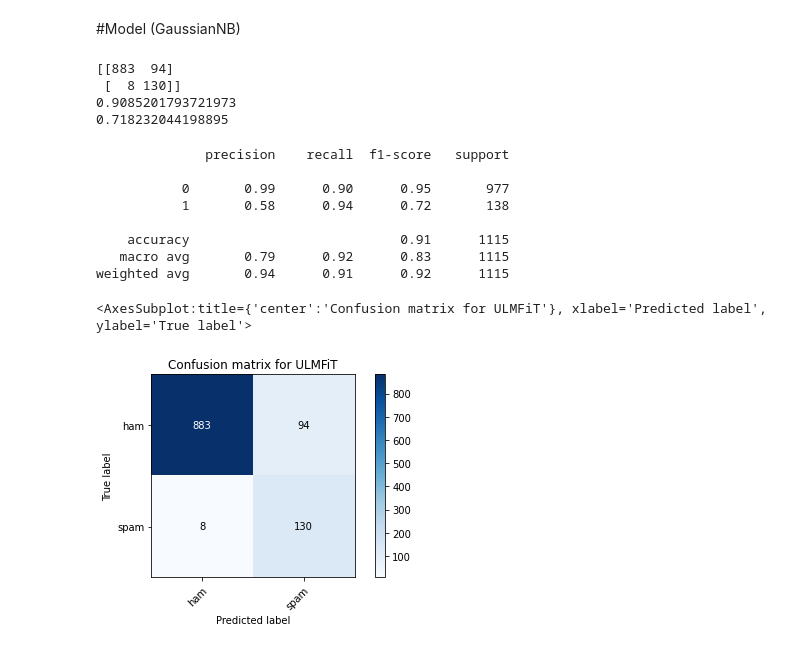
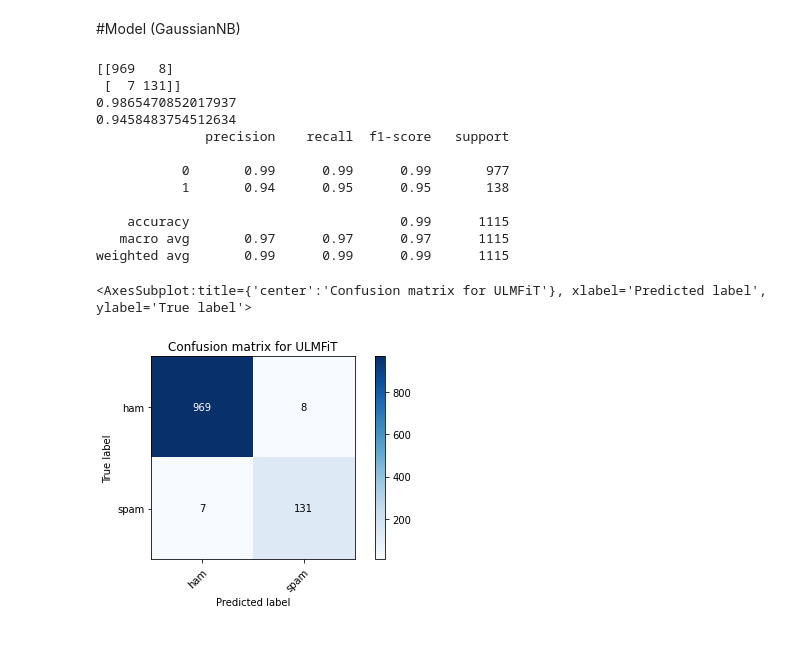
Before and after one commit to willhazen/MIE1614_Naive_Bias, a Jupyter notebook: Naive_Bayes_Classifer.ipynb, the cells around one changed output. Drawn from its saved outputs; the diff is of its cells as text; code cells hidden in the pictures.

```diff
--- a/Naive_Bayes_Classifer.ipynb
+++ b/Naive_Bayes_Classifer.ipynb
@@ -82,28 +97,3 @@ y_pred = classifier.predict(X_test)
-# %%
-cm = confusion_matrix(y_test, y_pred)
-print(cm)
-
-acc_score = accuracy_score(y_test, y_pred)
-print(acc_score)
-
-f1_s = f1_score(y_test, y_pred)
-print(f1_s)
-# %% [output]
-[[883  94]
- [  8 130]]
-0.9085201793721973
-0.718232044198895
-# %%
-print(classification_report(y_test, y_pred))
-# %% [output]
-              precision    recall  f1-score   support
-
-           0       0.99      0.90      0.95       977
-           1       0.58      0.94      0.72       138
-
-    accuracy                           0.91      1115
-   macro avg       0.79      0.92      0.83      1115
-weighted avg       0.94      0.91      0.92      1115
 # %%
 import matplotlib.pyplot as plt
 # Taken from the scikit-learn documentation
@@ -151,8 +141,32 @@ def plot_confusion_matrix(y_true, y_pred, classes,
                     color="white" if cm[i, j] > thresh else "black")
     fig.tight_layout()
     return ax
-# %%
-plot_confusion_matrix(y_test, y_pred, classes=["ham", "spam"])
-# %% [output]
-<AxesSubplot:title={'center':'Confusion matrix for ULMFiT'}, xlabel='Predicted label', ylabel='True label'>
-[figure, removed]
+# %%
+from sklearn.naive_bayes import GaussianNB, MultinomialNB, BernoulliNB
+classifier = MultinomialNB(alpha=0.00000)
+classifier.fit(X_train, y_train)
+y_pred = classifier.predict(X_test)
+
+cm = confusion_matrix(y_test, y_pred)
+print(cm)
+acc_score = accuracy_score(y_test, y_pred)
+print(acc_score)
+f1_s = f1_score(y_test, y_pred)
+print(f1_s)
+print(classification_report(y_test, y_pred))
+plot_confusion_matrix(y_test, y_pred, classes=["ham", "spam"])
+# %% [output]
+[[969   8]
+ [  7 131]]
+0.9865470852017937
+0.9458483754512634
+              precision    recall  f1-score   support
+
+           0       0.99      0.99      0.99       977
+           1       0.94      0.95      0.95       138
+
+    accuracy                           0.99      1115
+   macro avg       0.97      0.97      0.97      1115
+weighted avg       0.99      0.99      0.99      1115
+<AxesSubplot:title={'center':'Confusion matrix for ULMFiT'}, xlabel='Predicted label', ylabel='True label'>
+[figure, added]
```
Also changed, not shown: parts of 4 cells of this notebook.
